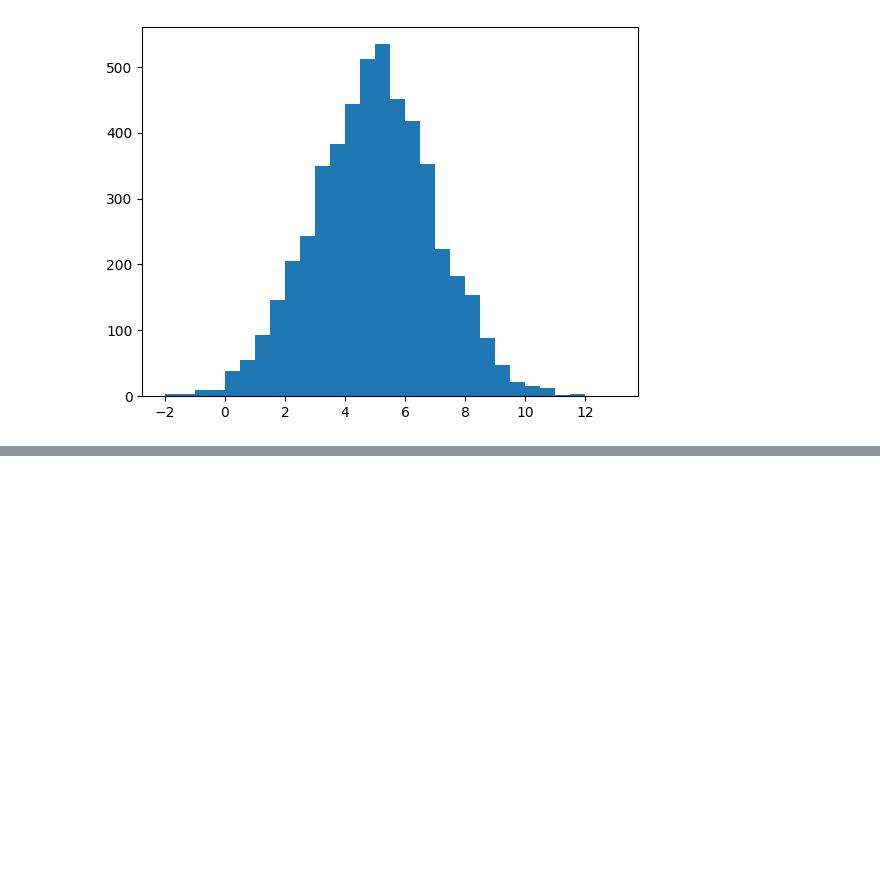
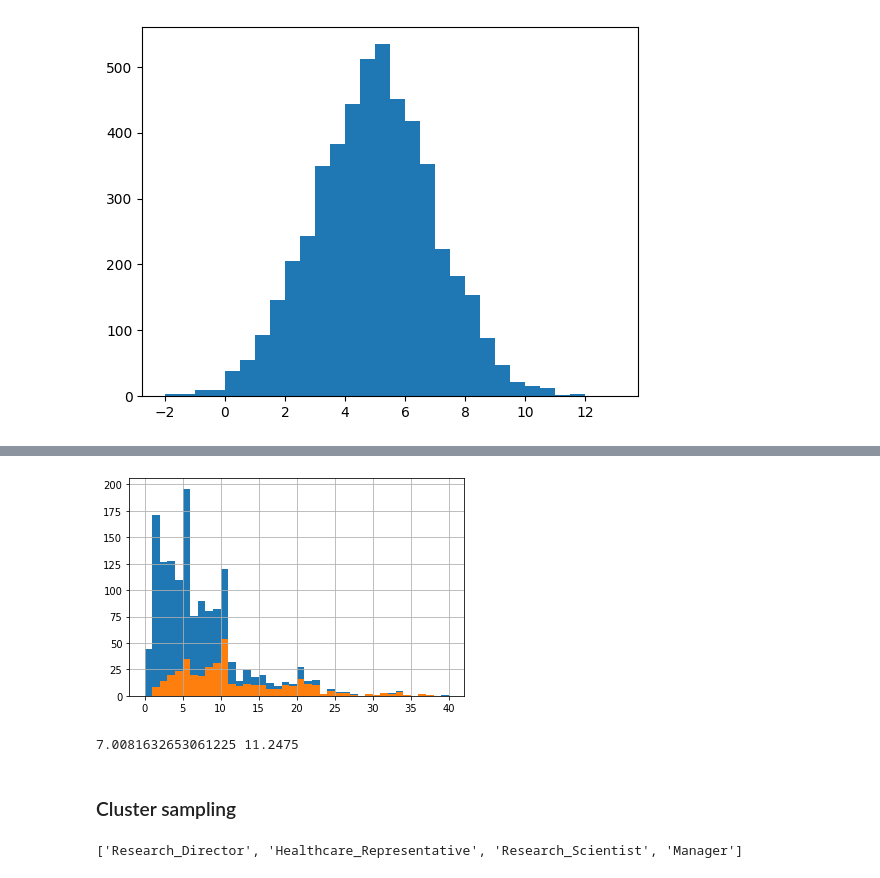
Before and after one commit to AnshuBantra/Python, a Jupyter notebook: Associate Data Scientist in Python/028 Sampling in Python/sampling.ipynb, the cells around one changed output, grey strips where cells are left out. Cells and saved outputs as stored; diff of their text form; code cells hidden in the pictures; blank space fills up the shorter version.

```diff
--- a/Associate Data Scientist in Python/028 Sampling in Python/sampling.ipynb
+++ b/Associate Data Scientist in Python/028 Sampling in Python/sampling.ipynb
@@ -146,0 +291,29 @@ plt.show()
+# %%
+# Plot YearsAtCompany from attrition as a histogram
+attrition['YearsAtCompany'].hist(bins=np.arange(0, 41, 1))
+# Sample 400 employees weighted by YearsAtCompany
+attrition_weight = attrition.sample(n=400, weights="YearsAtCompany")
+
+# Plot YearsAtCompany from attrition_weight as a histogram
+attrition_weight['YearsAtCompany'].hist(bins=np.arange(0,41,1))
+plt.show()
+# %% [output]
+[figure, added]
+# %%
+print(attrition['YearsAtCompany'].mean(), attrition_weight['YearsAtCompany'].mean())
+# %% [output]
+7.0081632653061225 11.2475
+# %% [markdown]
+### Cluster sampling
+# %%
+import random
+# Create a list of unique JobRole values
+job_roles_pop = list(attrition['JobRole'].unique())
+
+# Randomly sample four JobRole values
+job_roles_samp = random.sample(job_roles_pop, k=4)
+
+# Print the result
+print(job_roles_samp)
+# %% [output]
+['Research_Director', 'Healthcare_Representative', 'Research_Scientist', 'Manager']
```
Also changed, not shown: parts of 44 cells of this notebook.
